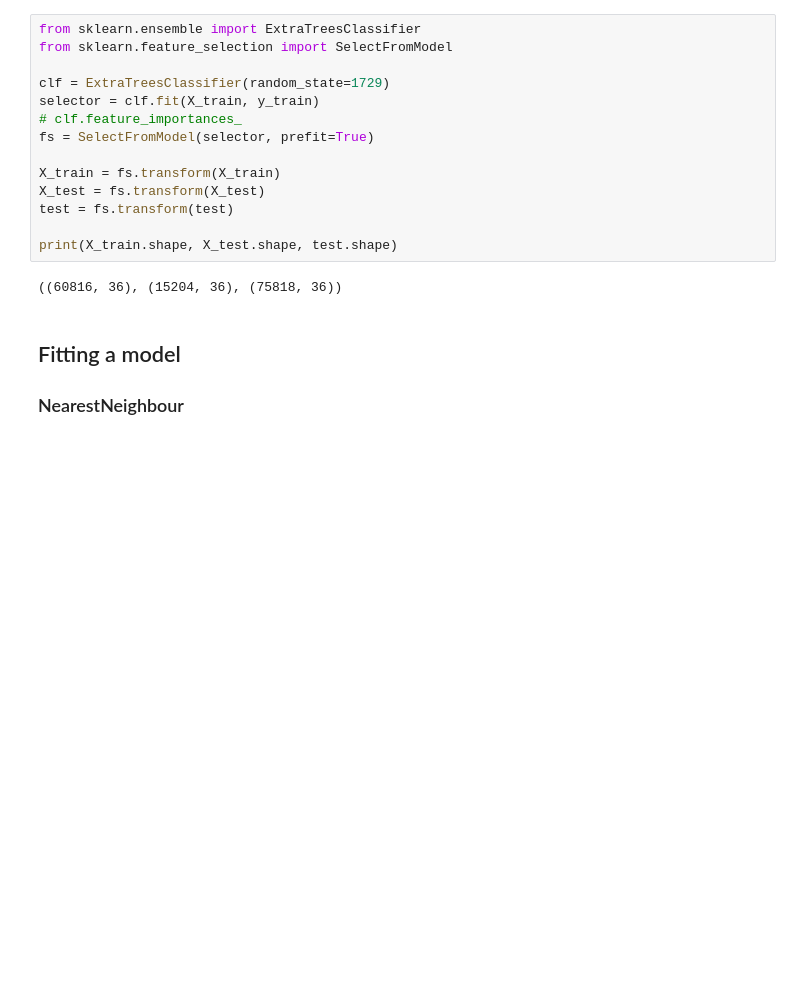
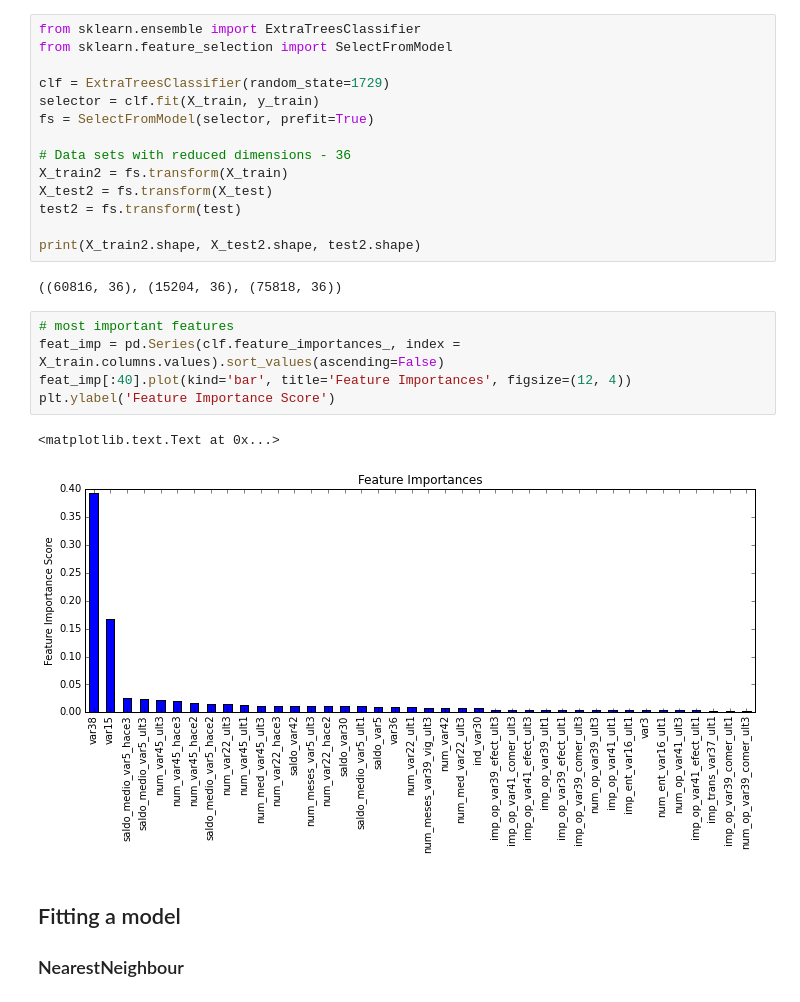
Before and after one commit to KobaKhit/kobakhit.github.io, a Jupyter notebook: ipynb/Santander Customer Satisfaction.ipynb, the cells around one changed output. Cells and saved outputs as stored; diff of their text form; blank space fills up the shorter version.

```diff
--- a/ipynb/Santander Customer Satisfaction.ipynb
+++ b/ipynb/Santander Customer Satisfaction.ipynb
@@ -189,16 +190,24 @@ from sklearn.feature_selection import SelectFromModel
 
 clf = ExtraTreesClassifier(random_state=1729)
 selector = clf.fit(X_train, y_train)
-# clf.feature_importances_
 fs = SelectFromModel(selector, prefit=True)
 
-X_train = fs.transform(X_train)
-X_test = fs.transform(X_test)
-test = fs.transform(test)
+# Data sets with reduced dimensions - 36
+X_train2 = fs.transform(X_train)
+X_test2 = fs.transform(X_test)
+test2 = fs.transform(test)
 
-print(X_train.shape, X_test.shape, test.shape)
+print(X_train2.shape, X_test2.shape, test2.shape)
 # %% [output]
 ((60816, 36), (15204, 36), (75818, 36))
+# %%
+# most important features
+feat_imp = pd.Series(clf.feature_importances_, index = X_train.columns.values).sort_values(ascending=False)
+feat_imp[:40].plot(kind='bar', title='Feature Importances', figsize=(12, 4))
+plt.ylabel('Feature Importance Score')
+# %% [output]
+<matplotlib.text.Text at 0x...>
+[figure, added]
 # %% [markdown]
 ## Fitting a model
 ### NearestNeighbour
```
Also changed, not shown: parts of 21 cells of this notebook.
